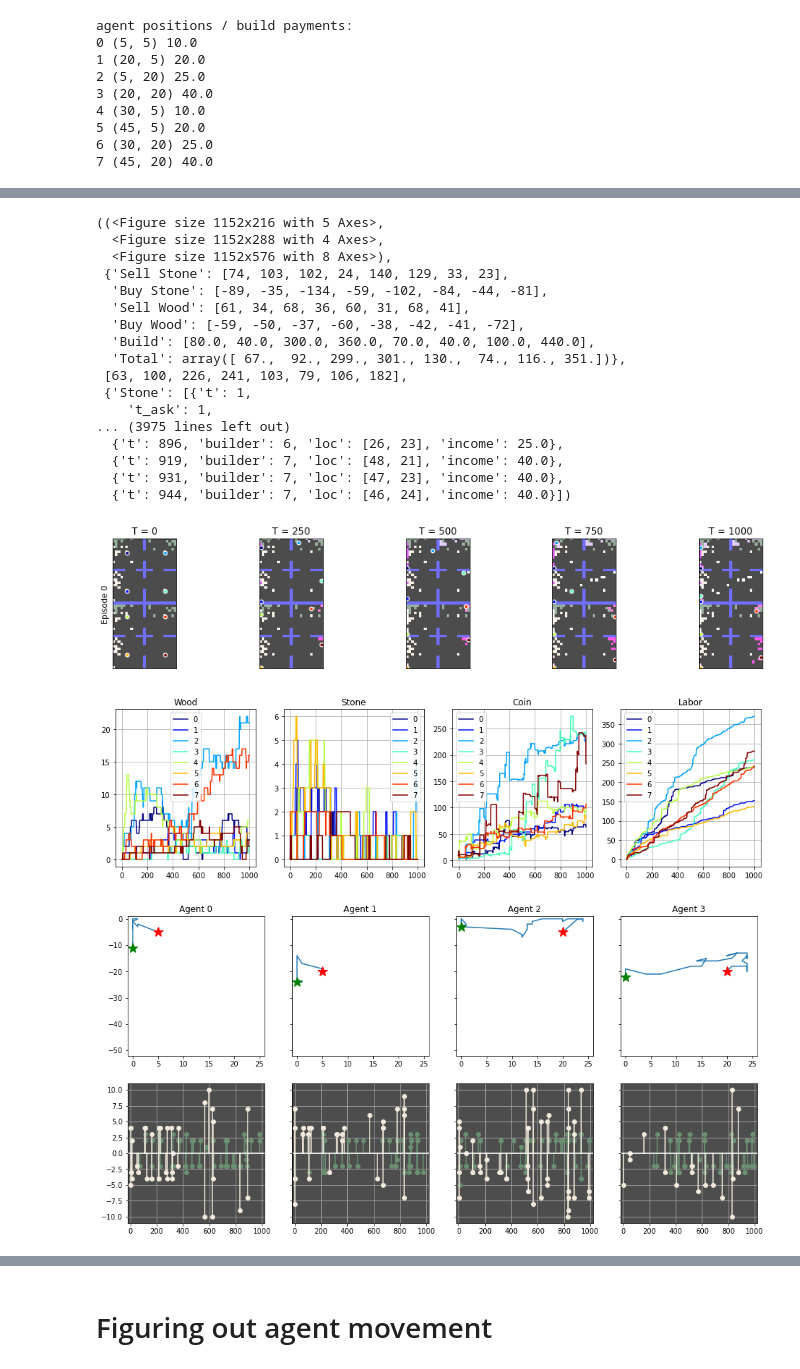
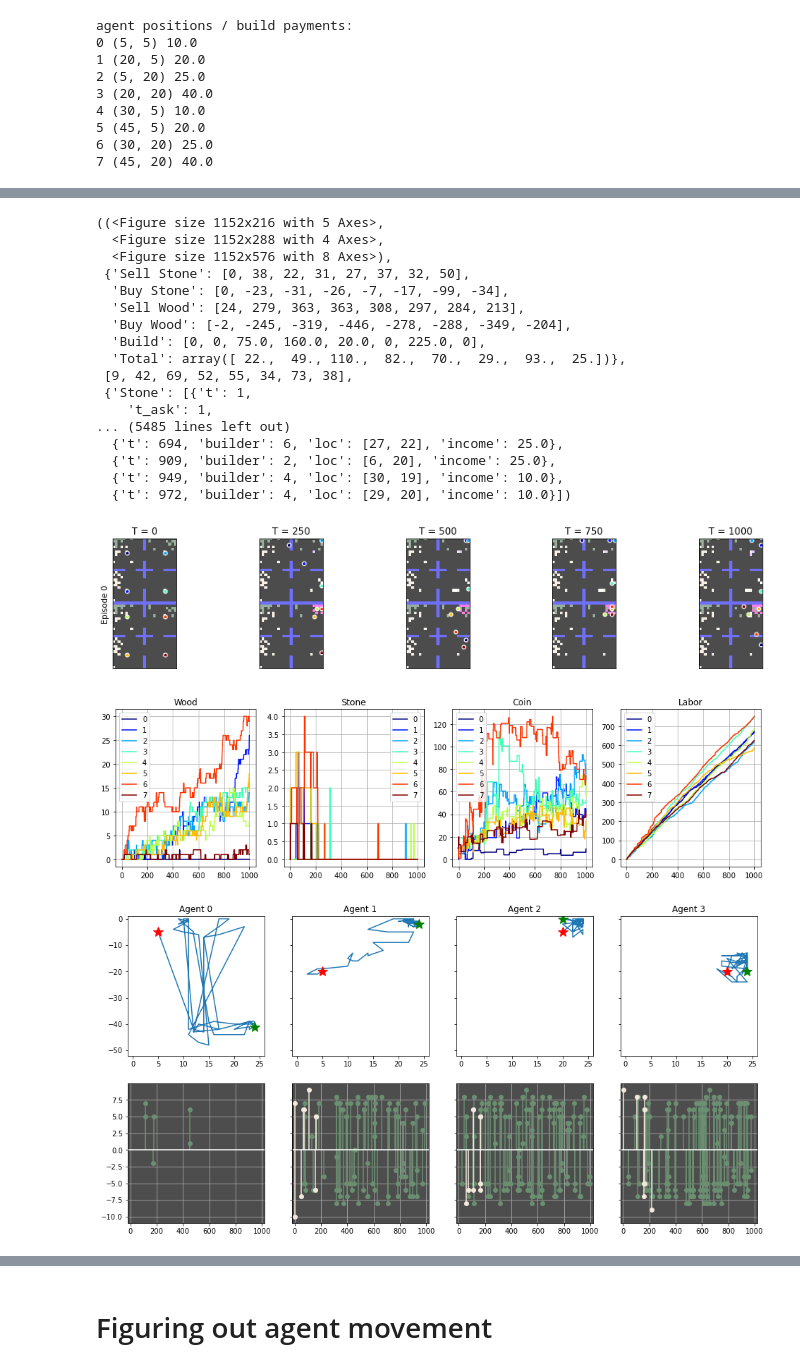
Before and after one commit to DragonsAreFuckingCool/DRL-in-international-economy-ai-economist-, a Jupyter notebook: tutorials/tax_annealing_simulation.ipynb, the cells around one changed output, grey strips where cells are left out. Cells and saved outputs as stored; diff of their text form; code cells hidden in the pictures.

Commit message:
tuning the travel component to work with correct observation space and call to labor and coin

```diff
--- a/tutorials/tax_annealing_simulation.ipynb
+++ b/tutorials/tax_annealing_simulation.ipynb
@@ -332,8 +337,8 @@ os.environ["TF_CPP_MIN_LOG_LEVEL"] = "3" #maybe not needed
 # SETTINGS
 # ----------------------------
 FRAMEWORK      = "tf"      # "tf" or "torch"
-PHASE1_ITERS   = 100
-PHASE2_ITERS   = 250
+PHASE1_ITERS   = 10
+PHASE2_ITERS   = 25
 MIN_BAND       = 4
 PERIOD         = 100
 EPISODE_LENGTH = 1000
@@ -399,6 +404,15 @@ env_config_dict_phase1 = {
             "usd_scaling": 1000,
             "disable_taxes": True,
         }),
+        ('CrossWaterTravel', {
+            'enabled': False,
+            'travel_cost_coin': 5,
+            'travel_cost_labor': 2,
+            'cooldown': 20,
+            'target_top': (7, 12),
+            'target_bottom': (43, 12),
+            'allow_only_agent': 0,
+        }),
     ],
     "env_layout_file": LAYOUT_FILE,
     "world_size": WORLD_SIZE,
@@ -418,6 +432,7 @@ env_config_dict_phase1 = {
     1.0, 2.0, 2.5, 4.0,
     1.0, 2.0, 2.5, 4.0,
     ],
+
 }
 
 env_config_dict_phase2 = {
@@ -459,6 +474,15 @@ env_config_dict_phase2 = {
             "disable_taxes": False,
             "tax_model": "model_wrapper",
             "tax_annealing_schedule": [-100, 0.001],
+        }),
+        ('CrossWaterTravel', {
+            'enabled': True,
+            'travel_cost_coin': 5,
+            'travel_cost_labor': 2,
+            'cooldown': 20,
+            'target_top': (7, 12),
+            'target_bottom': (43, 12),
+            'allow_only_agent': 0,  # IMPORTANT for testing - switch to None
         }),
     ],
     "env_layout_file": LAYOUT_FILE,
@@ -661,6 +685,11 @@ def generate_rollout_with_planner_actions(
 
             obs, rew, done, info = env_obj.step(actions)
 
+            for agent in env_obj.env.world.agents: #
+                travel_action = agent.get_component_action("CrossWaterTravel") #
+                if travel_action == 1: #
+                    print(f"[t={_t}] Agent {agent.idx} TRAVEL ACTION") #
+
             # store per-agent utility for this timestep
             util_t = {}
             for agent in env_obj.env.world.agents:
@@ -694,6 +723,7 @@ def generate_rollout_with_planner_actions(
 
         dense_logs[ep]["planner_actions"] = {"p_top": top_arr, "p_bottom": bot_arr}
         dense_logs[ep]["planner_rewards"] = {"p_top": top_rewards, "p_bottom": bot_rewards}
+
 
     return dense_logs
 
@@ -811,7 +841,18 @@ trainer_phase1 = PPOTrainer(
 )
 ckpt_phase1 = train_phase(trainer_phase1, "PHASE 1", PHASE1_ITERS)
 
+
+
+dense_logs_phase1 = generate_rollout_with_planner_actions(
+    trainer=trainer_phase1,
+    env_obj=env_obj_phase1,
+    num_dense_logs=1,
+    explore=False,
+    log_only_tax_days=False,
+)
+
 agent_weights = trainer_phase1.get_policy("a").get_weights()
+
 trainer_phase1.stop()
 del trainer_phase1
 gc.collect()
@@ -1031,4 +1479,4 @@ agent positions / build payments:
 # %%
-plotting.breakdown(dense_logs[0])
+plotting.breakdown(dense_logs[1])
 # %% [output]
 _______________:_ Agent  0 _____|_ Agent  1 _____|_ Agent  2 _____|_ Agent  3 _____|_ Agent  4 _____|_ Agent  5 _____|_ Agent  6 _____|_ Agent  7 ____
@@ -1041,23 +1489,23 @@ Income (Build) :  10.00 (n=  8) |  20.00 (n=  2) |  25.00 (n= 12) |  40.00 (n=
 ((<Figure size 1152x216 with 5 Axes>,
   <Figure size 1152x288 with 4 Axes>,
   <Figure size 1152x576 with 8 Axes>),
- {'Sell Stone': [74, 103, 102, 24, 140, 129, 33, 23],
-  'Buy Stone': [-89, -35, -134, -59, -102, -84, -44, -81],
-  'Sell Wood': [61, 34, 68, 36, 60, 31, 68, 41],
-  'Buy Wood': [-59, -50, -37, -60, -38, -42, -41, -72],
-  'Build': [80.0, 40.0, 300.0, 360.0, 70.0, 40.0, 100.0, 440.0],
-  'Total': array([ 67.,  92., 299., 301., 130.,  74., 116., 351.])},
- [63, 100, 226, 241, 103, 79, 106, 182],
+ {'Sell Stone': [0, 38, 22, 31, 27, 37, 32, 50],
+  'Buy Stone': [0, -23, -31, -26, -7, -17, -99, -34],
+  'Sell Wood': [24, 279, 363, 363, 308, 297, 284, 213],
+  'Buy Wood': [-2, -245, -319, -446, -278, -288, -349, -204],
+  'Build': [0, 0, 75.0, 160.0, 20.0, 0, 225.0, 0],
+  'Total': array([ 22.,  49., 110.,  82.,  70.,  29.,  93.,  25.])},
+ [9, 42, 69, 52, 55, 34, 73, 38],
  {'Stone': [{'t': 1,
     't_ask': 1,
-... (3975 lines left out)
-  {'t': 896, 'builder': 6, 'loc': [26, 23], 'income': 25.0},
-  {'t': 919, 'builder': 7, 'loc': [48, 21], 'income': 40.0},
-  {'t': 931, 'builder': 7, 'loc': [47, 23], 'income': 40.0},
-  {'t': 944, 'builder': 7, 'loc': [46, 24], 'income': 40.0}])
+... (5485 lines left out)
+  {'t': 694, 'builder': 6, 'loc': [27, 22], 'income': 25.0},
+  {'t': 909, 'builder': 2, 'loc': [6, 20], 'income': 25.0},
+  {'t': 949, 'builder': 4, 'loc': [30, 19], 'income': 10.0},
+  {'t': 972, 'builder': 4, 'loc': [29, 20], 'income': 10.0}])
-[figure, old version]
+[figure, new version]
-[figure, old version]
+[figure, new version]
-[figure, old version]
+[figure, new version]
 # %%
 (fig0, fig1, fig2), incomes, endows, c_trades, all_builds = plotting.breakdown_all_agents(
     dense_logs[0],
```
Also changed, not shown: parts of 28 cells of this notebook, 2 other files.
